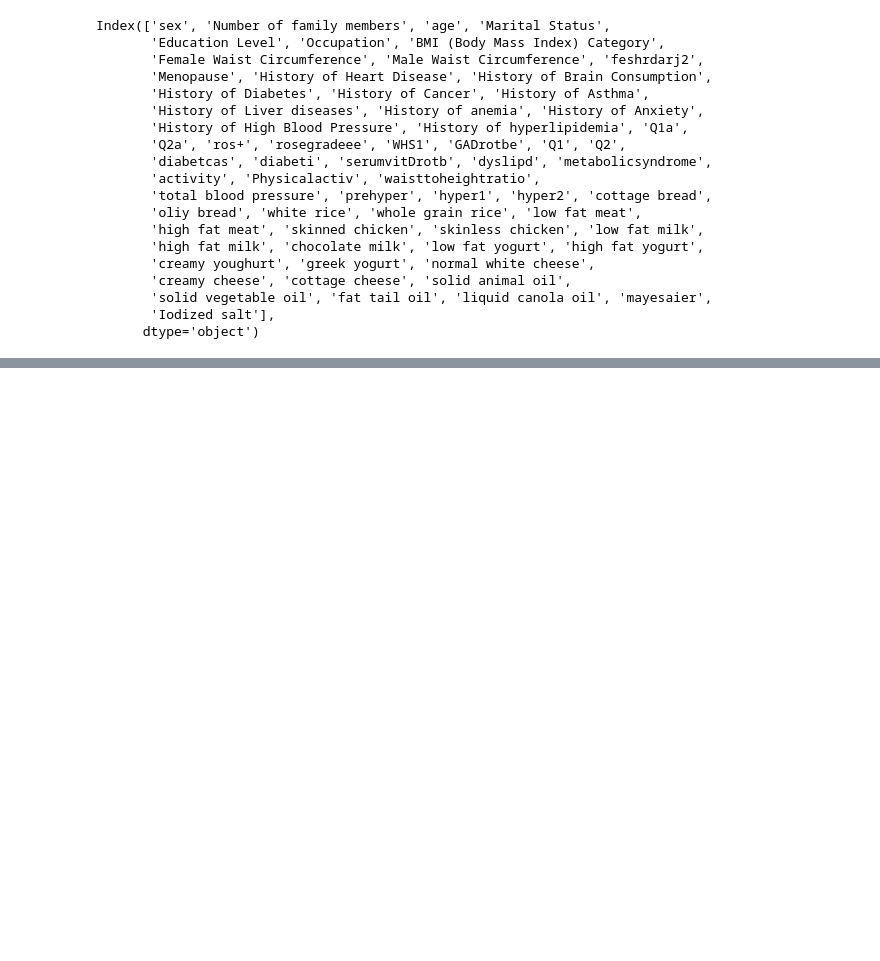
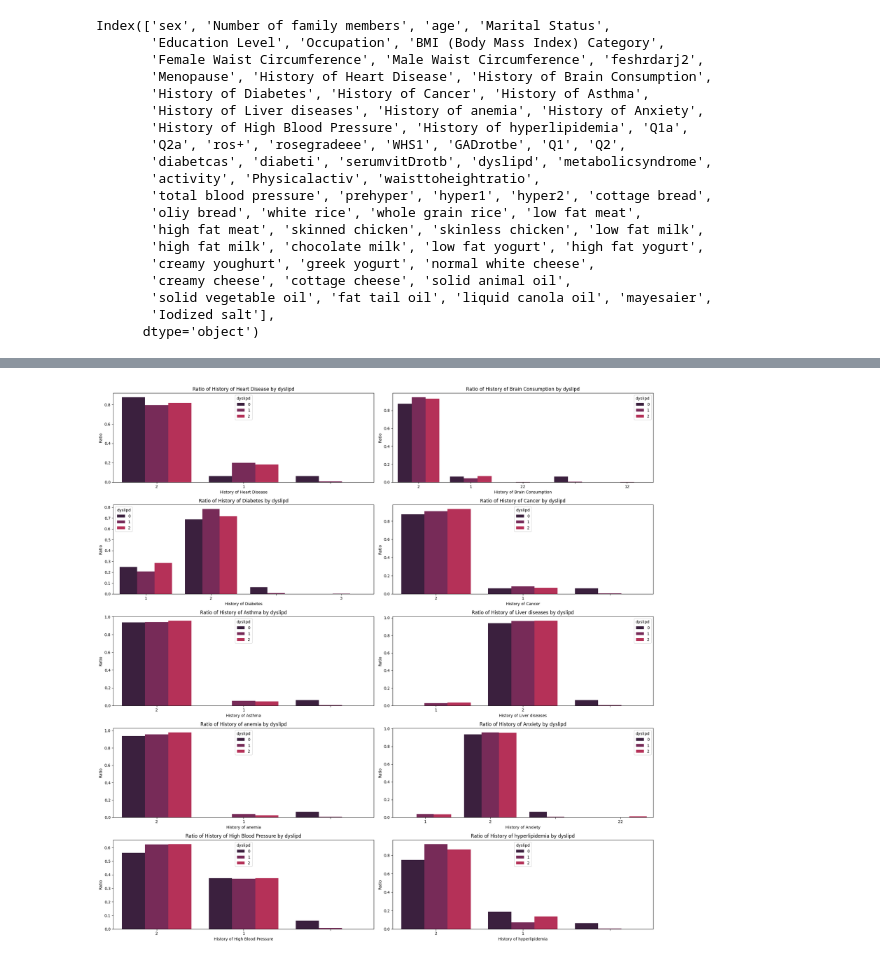
Before and after one commit to FaezehFarhan/Dyslipidemia, a Jupyter notebook: version1.ipynb, the cells around one changed output, grey strips where cells are left out. Cells and saved outputs as stored; diff of their text form; code cells hidden in the pictures; blank space fills up the shorter version.

```diff
--- a/version1.ipynb
+++ b/version1.ipynb
@@ -357,0 +339,25 @@ calculate_and_plot_ratio(data, ['dyslipd', 'Menopause'], 'Menopause')
+# %%
+value_columns_rocket  = [
+    ('History of Heart Disease', 'History of Heart Disease'),
+    ('History of Brain Consumption', 'History of Brain Consumption'),
+    ('History of Diabetes', 'History of Diabetes'),
+    ('History of Cancer', 'History of Cancer'),
+    ('History of Asthma', 'History of Asthma'),
+    ('History of Liver diseases', 'History of Liver diseases'),
+    ('History of anemia', 'History of anemia'),
+    ('History of Anxiety', 'History of Anxiety'),
+    ('History of High Blood Pressure', 'History of High Blood Pressure'),
+    ('History of hyperlipidemia', 'History of hyperlipidemia')
+]
+
+
+fig, axes = plt.subplots(5, 2, figsize=(20, 20))
+axes = axes.flatten()
+
+for ax, (group_col, value_col) in zip(axes, value_columns_rocket):
+    calculate_and_plot_ratio(data, ['dyslipd', group_col], value_col, ax, palette=palette_rocket)
+
+plt.tight_layout()
+plt.show()
+# %% [output]
+[figure, added]
```
Also changed, not shown: parts of 16 cells of this notebook.
